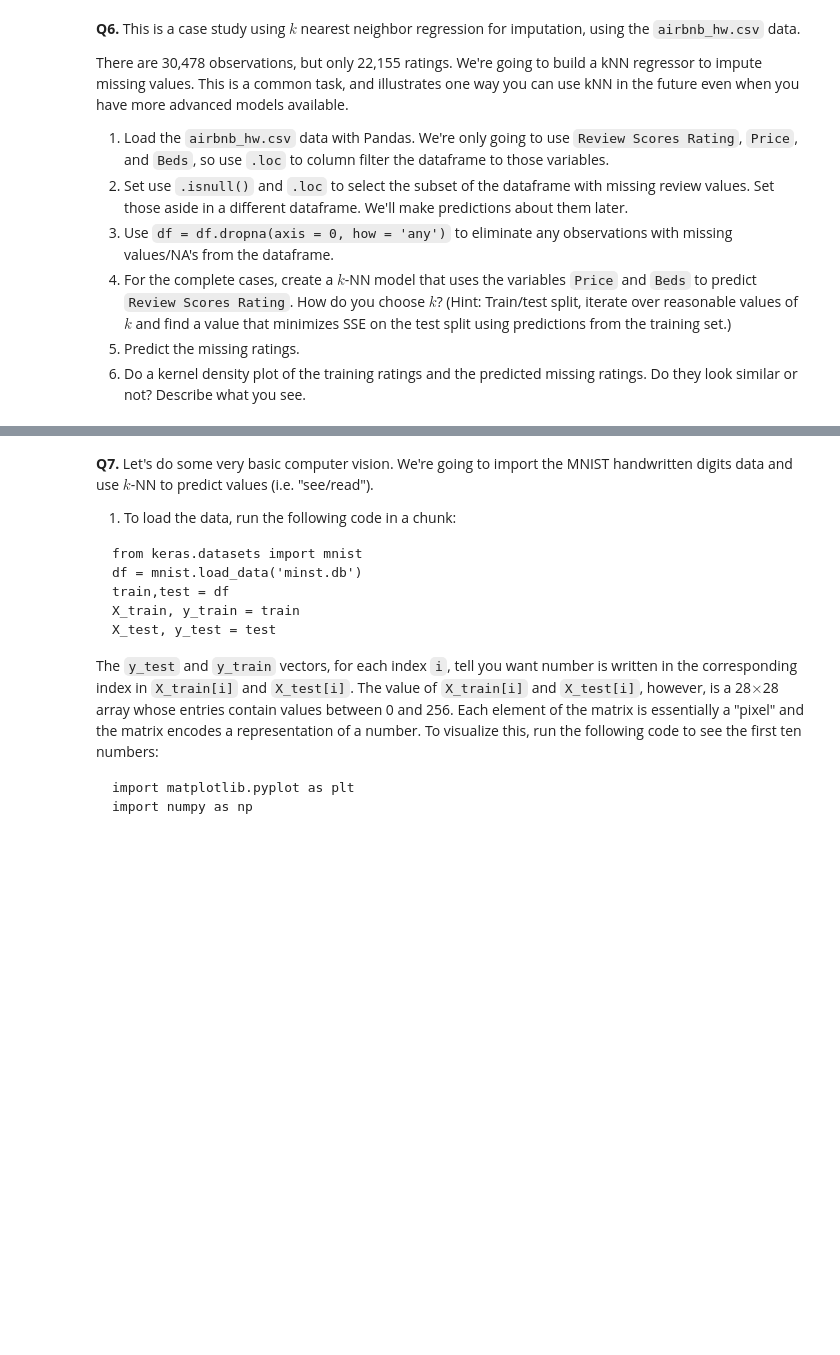
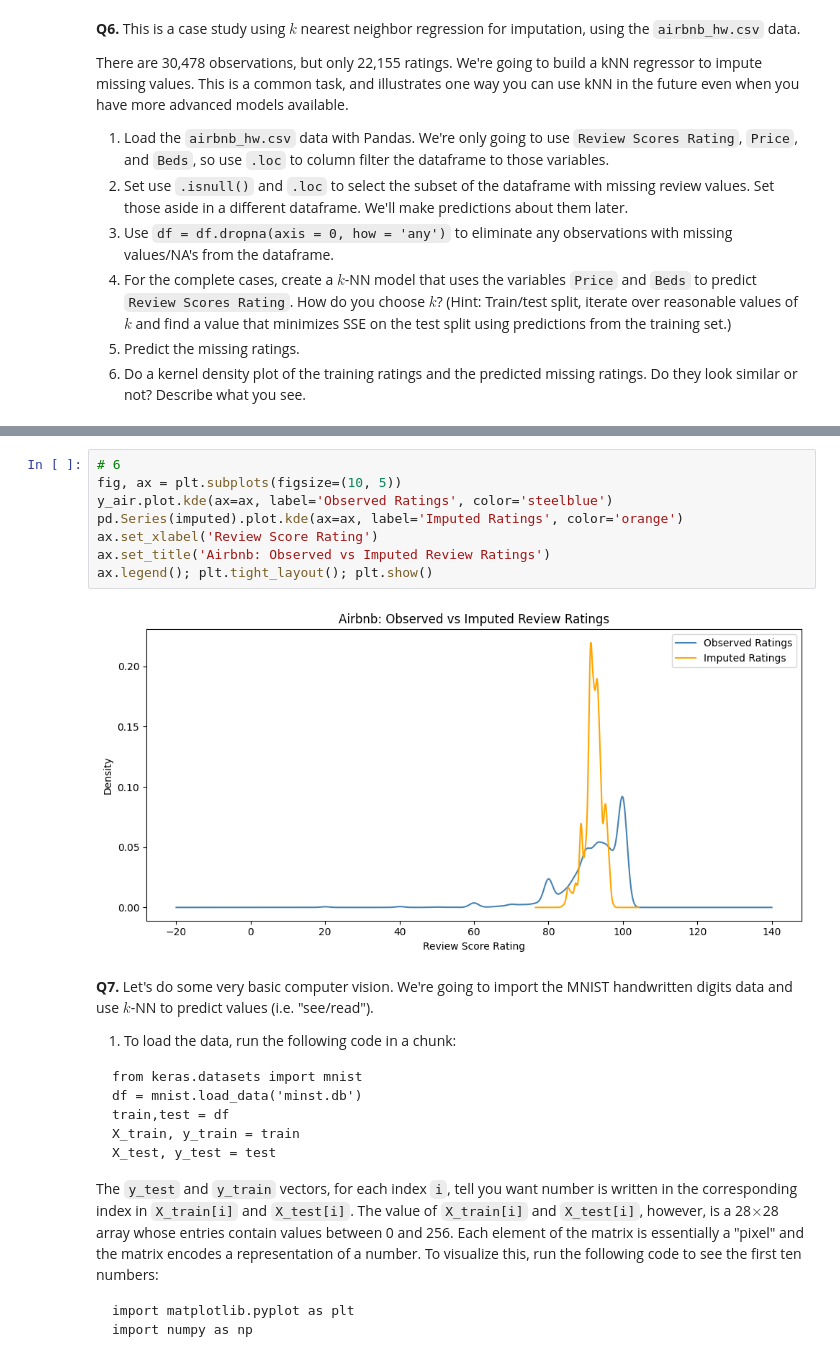
Before and after one commit to zasmare22/undergrad_ml_assignments, a Jupyter notebook: 02_assignment_knn.ipynb, the cells around one changed output, grey strips where cells are left out. Saved outputs shown, nothing was run; the diff lists cells and outputs as text; blank space fills up the shorter version.

```diff
--- a/02_assignment_knn.ipynb
+++ b/02_assignment_knn.ipynb
@@ -346,3 +422,13 @@ There are 30,478 observations, but only 22,155 ratings. We're going to build a k
+# %%
+# 6
+fig, ax = plt.subplots(figsize=(10, 5))
+y_air.plot.kde(ax=ax, label='Observed Ratings', color='steelblue')
+pd.Series(imputed).plot.kde(ax=ax, label='Imputed Ratings', color='orange')
+ax.set_xlabel('Review Score Rating')
+ax.set_title('Airbnb: Observed vs Imputed Review Ratings')
+ax.legend(); plt.tight_layout(); plt.show()
+# %% [output]
+[figure, added]
 # %% [markdown]
 **Q7.** Let's do some very basic computer vision. We're going to import the MNIST handwritten digits data and use $k$-NN to predict values (i.e. "see/read").
 
```
Also changed, not shown: parts of 5 cells of this notebook.
